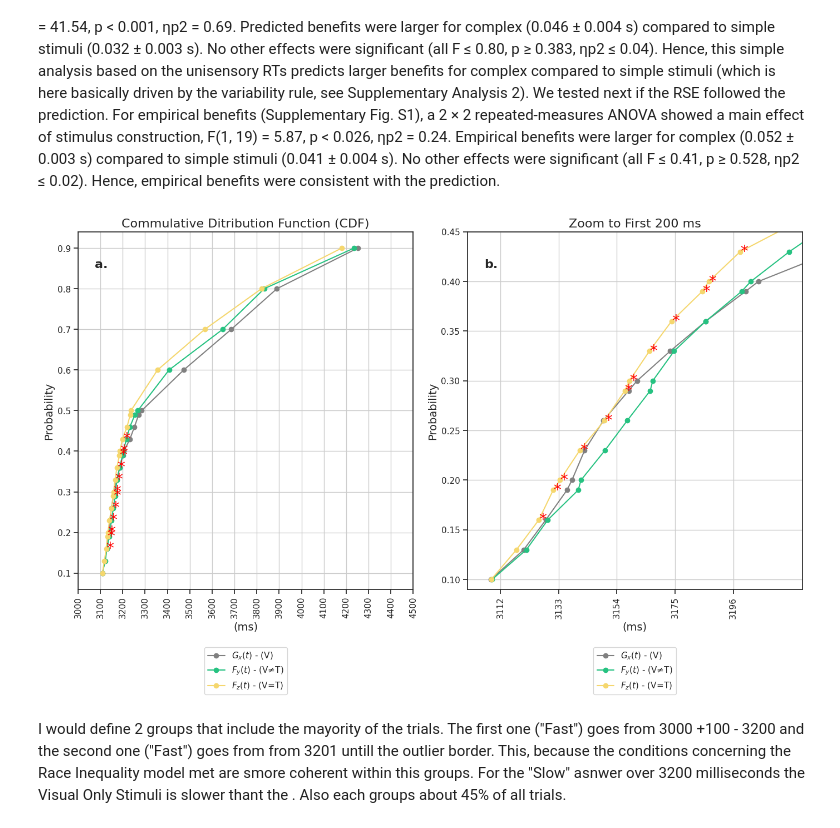
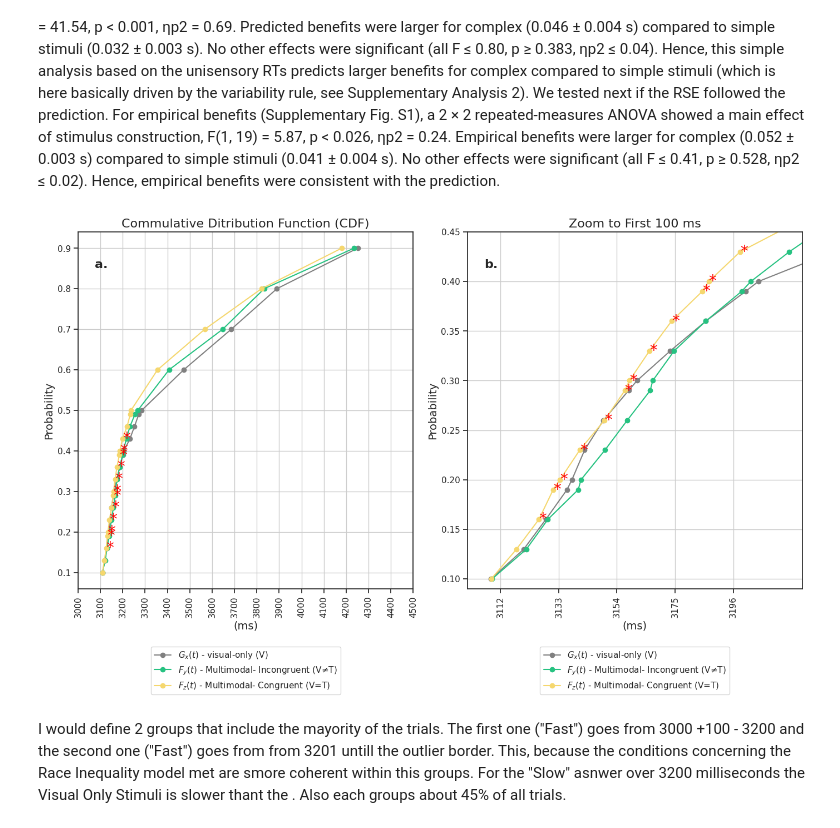
Before and after one commit to BenjaminDupre/m-b_thesis, a Jupyter notebook: Analysis/Analysis..ipynb, the cells around one changed output. Saved outputs shown, nothing was run; the diff lists cells and outputs as text; code cells hidden in the pictures.

```diff
--- a/Analysis/Analysis..ipynb
+++ b/Analysis/Analysis..ipynb
@@ -1266,7 +1260,7 @@ import matplotlib.pyplot as plt
 import numpy as np
 
 # Sample data
-feedback_types = ['V=T', 'V≠T', 'V']
+feedback_types = ['Multimodal- Congruent (V=T)', 'Multimodal- Incongruent (V≠T)', 'visual-only (V)']
 medians = work_df_no_outl.groupby('feedbackType')['rt_inv'].median() #[4.5, 5.1, 4.8]  # Median values for each group
 standard_errors = work_df_no_outl.groupby('feedbackType')['rt_inv'].sem()#[0.2, 0.15, 0.18]  # Standard errors for each group
 
@@ -1279,8 +1273,8 @@ bars = ax.bar(x, medians, yerr=standard_errors, capsize=8, align='center', alpha
 
 # Adding labels, title, and axis labels
 ax.set_ylabel(r'$RT^{-1}$')
-ax.set_xlabel('Modal Conditions')
-ax.set_title('Stimulus Construction')
+#ax.set_xlabel('Modal Conditions')
+# ax.set_title('Stimulus Construction')
 
 # Adding x-axis tick labels
 ax.set_xticks(x)
@@ -1733,9 +1727,9 @@ fig, axes = plt.subplots(1, 2, figsize=(14, 9))
 # bin_edges = range(3000, int(work_df_no_outl['time_ms'].max()) + 100, 100)
 
 # Plot on the first subplot (axes[0])
-axes[0].plot(Xp, P, '-o', label='$G_x(t)$ - (V)', color='grey')
-axes[0].plot(Yp, P, '-o', label='$F_y(t)$ - (V≠T)', color='#26C281')
-axes[0].plot(Zp, P, '-o', label='$F_z(t)$ - (V=T)', color='#F5D76E')
+axes[0].plot(Xp, P, '-o', label='$G_x(t)$ - visual-only (V)', color='grey')
+axes[0].plot(Yp, P, '-o', label='$F_y(t)$ - Multimodal- Incongruent (V≠T)', color='#26C281')
+axes[0].plot(Zp, P, '-o', label='$F_z(t)$ - Multimodal- Congruent (V=T)', color='#F5D76E')
 
 x_ticks = range(3000, 4500 + 10, 100)
 circle = plt.Circle((0.5, 0.5), 0.4, color='white', fill=True)
@@ -1755,43 +1749,44 @@ axes[0].text(0.05, 0.9, "a.", transform=axes[0].transAxes, fontsize=16, fontweig
 
 
 # Plot on the second subplot (axes[1])
-axes[1].plot(Xp, P, '-o', label='$G_x(t)$ - (V)', color='grey')
-axes[1].plot(Yp, P, '-o', label='$F_y(t)$ - (V≠T)', color='#26C281')
-axes[1].plot(Zp, P, '-o', label='$F_z(t)$ - (V=T)', color='#F5D76E')
+axes[1].plot(Xp, P, '-o', label='$G_x(t)$ - visual-only (V)', color='grey')
+axes[1].plot(Yp, P, '-o', label='$F_y(t)$ - Multimodal- Incongruent (V≠T)', color='#26C281')
+axes[1].plot(Zp, P, '-o', label='$F_z(t)$ - Multimodal- Congruent (V=T)', color='#F5D76E')
+
 
 x_ticks = range(3070, 3200 + 10, 21)
 
 # Set the x-tick positions and labels
 axes[1].set_xticks(x_ticks)
 axes[1].set_xticklabels([str(tick) for tick in x_ticks], rotation=90)
 
 axes[1].set_ylim(0.09, 0.45)
 axes[1].set_xlim(3100, 3221)
 axes[1].grid()
-axes[1].set_title('Zoom to First 200 ms', fontsize=16)
+axes[1].set_title('Zoom to First 100 ms', fontsize=16)
 axes[1].set_xlabel('(ms)', fontsize=14)
 axes[1].set_ylabel('Probability', fontsize=14)
 axes[1].legend(loc=4)
 axes[1].text(0.05, 0.9, "b.", transform=axes[1].transAxes, fontsize=16, fontweight='bold')
 
 # Move the legend outside and to the bottom of the graph
 axes[0].legend(loc="upper center", bbox_to_anchor=(0.5, -0.15))
 # Move the legend outside and to the bottom of the graph
 axes[1].legend(loc="upper center", bbox_to_anchor=(0.5, -0.15))
 
 significant_probabilities = [0.16, 0.19, 0.2, 0.23, 0.26, 0.29, 0.3, 0.33, 0.36, 0.39, 0.4, 0.43]
 
 # Plot significant points with asterisks
 for ax in axes:
     for prob in significant_probabilities:
         idx = min(range(len(P)), key=lambda i: abs(P[i] - prob))  # Find the closest index to the specified probability
         x_coord = Zp[idx]  # Get the x-coordinate corresponding to the closest y-value
         ax.annotate('*', (x_coord, prob), fontsize=20, color='red', ha='left', va='center')
 
 plt.tight_layout()
 plt.show()
 # %% [output]
-[figure, old version]
+[figure, new version]
 # %% [markdown]
 I would define 2 groups that include the mayority of the trials. The first one ("Fast") goes from 3000 +100 -  3200 and the second one ("Fast") goes from from 3201 untill the outlier border. This, because the conditions concerning the Race Inequality model met are smore coherent within this groups. For the "Slow" asnwer over 3200 milliseconds the Visual Only Stimuli is slower thant the . Also each groups about 45% of all trials.
 # %%
```
Also changed, not shown: parts of 3 cells of this notebook, 8 other files.
